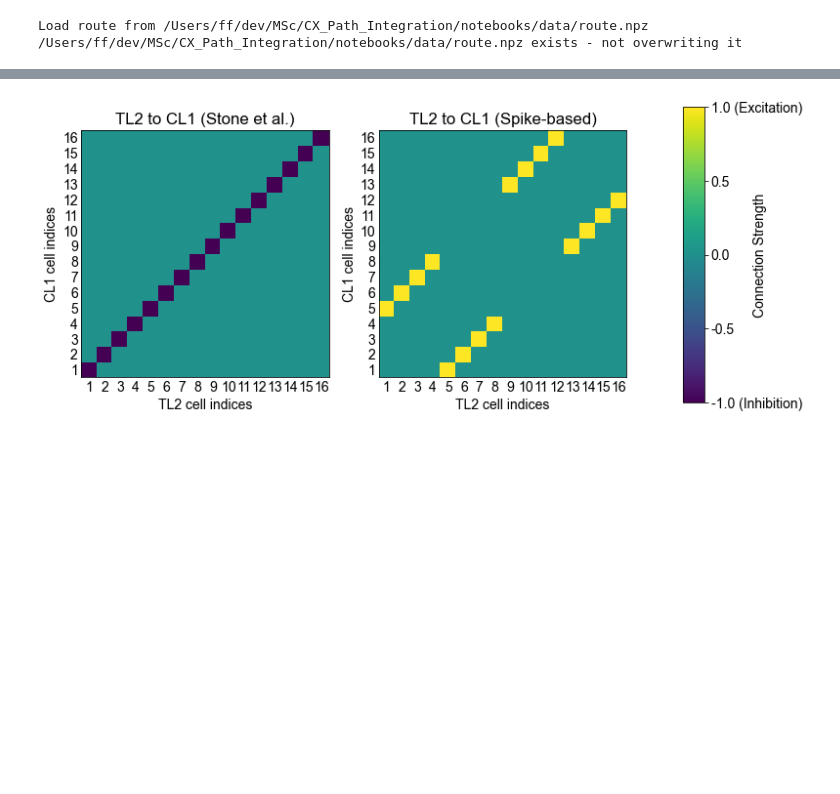
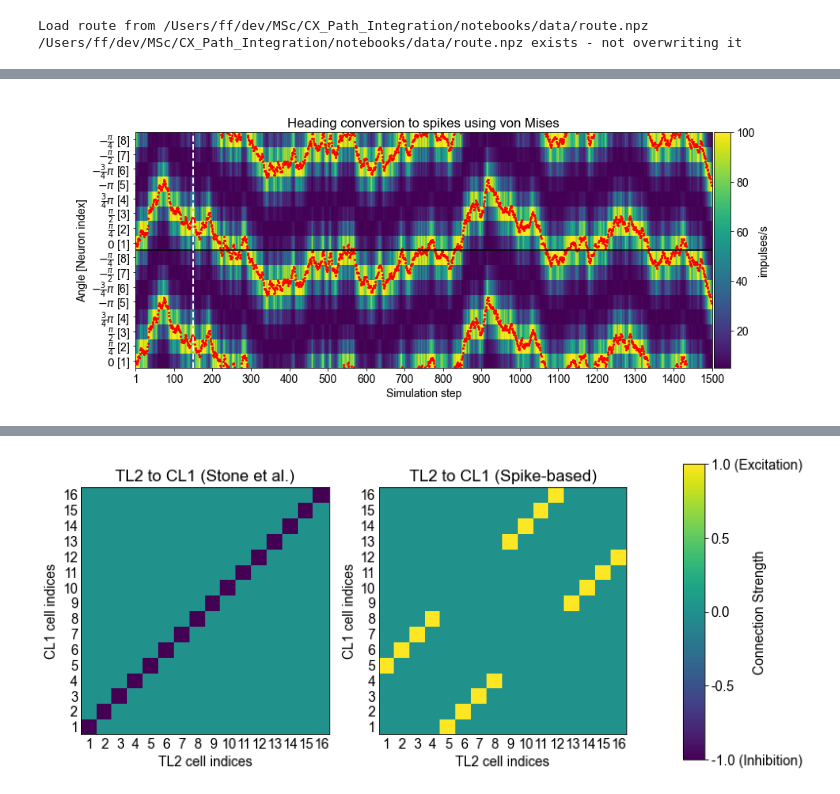
Before and after one commit to filippoferrari/CX_Path_Integration, a Jupyter notebook: notebooks/generate_plots.ipynb, the cells around one changed output, grey strips where cells are left out. Drawn from its saved outputs; the diff is of its cells as text; code cells hidden in the pictures; blank space fills up the shorter version.

```diff
--- a/notebooks/generate_plots.ipynb
+++ b/notebooks/generate_plots.ipynb
@@ -90,3 +64,58 @@ plt.show()
+# %%
+# Heading plot
+
+
+plt.figure(figsize=(15,6))
+plt.plot((h[:T_outbound] * 4 / np.pi + 0.5) % 8 , '.r', markersize=4)
+plt.plot((h[:T_outbound] * 4 / np.pi + 0.5) % 8 + 8 , '.r', markersize=4)
+
+plt.axhline(8, color='k')
+
+p = plt.pcolormesh(headings[:T_outbound,:].T, rasterized=True)
+
+plt.axvline(150, color='w', ls='--', lw=2, alpha=1)
+
+indexes = np.arange(1, N_TL2+1)
+angles = [r'$0$', r'$\frac{\pi}{4}$',  r'$\frac{\pi}{2}$', r'$\frac{3}{4}\pi$',
+                r'$-\pi$', r'$-\frac{3}{4}\pi$', r'$-\frac{\pi}{2}$', r'$-\frac{\pi}{4}$']
+merged = [f'{a} [{i}]' for i,a in zip(indexes, angles)] + [f'{a} [{i}]' for i,a in zip(indexes, angles)]
+
+plt.xlabel('Simulation step')
+plt.xticks(np.arange(0, T_outbound+1, 100) + 0.5, [1,100,200,300,400,500,600,700,800,900,1000,1100,1200,1300,1400,1500])
+plt.ylabel('Angle [Neuron index]')
+plt.yticks(np.arange(0, N_TL2) + 0.5, merged)
+colorbar(p, 'impulses/s')
+plt.title(f'Heading conversion to spikes using von Mises')
+#plt.tight_layout()
+
+plt.savefig(os.path.join(os.environ.get('MSC_PROJECT'), 'notebooks/dissertation_plots/heading.pdf'),
+            bbox_inches='tight')
+plt.show()
+
+
+# plt.figure(figsize=(15,6))
+
+# plt.plot((h * 4 / np.pi + 0.5) % 8 , '.r', markersize=4)
+# plt.plot((h * 4 / np.pi + 0.5) % 8 + 8 , '.r', markersize=4)
+
+# plt.axhline(8, color='r')
+
+# p = plt.pcolormesh(headings[:T_outbound,:].T, rasterized=True)
+
+# plt.xlabel('Simulation step')
+# plt.ylabel('Neuron index')
+# plt.yticks(np.arange(0, N_TL2) + 0.5, np.arange(1, N_TL2+1))
+
+# colorbar(p, 'impulses/s')
+
+# plt.title('Heading conversion to spikes using von Mises')
+
+# plt.tight_layout()
+
+# plt.savefig(os.path.join(os.environ.get('MSC_PROJECT'), 'notebooks/dissertation_plots/heading.pdf'))
+# plt.show()
+# %% [output]
+[figure, added]
 # %%
 mu = 0
 sigma = 0.8
```
Also changed, not shown: parts of 3 cells of this notebook, 3 other files.
